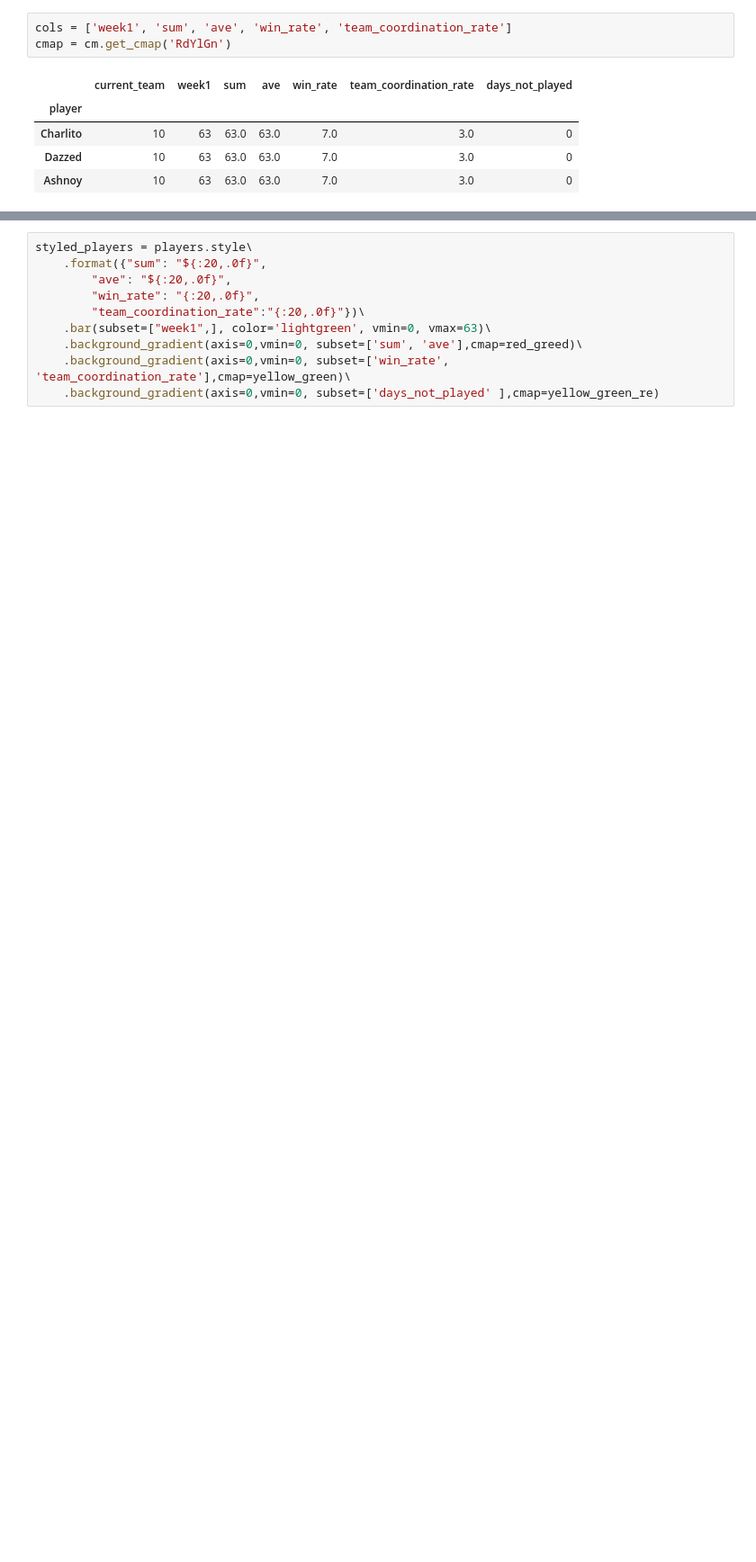
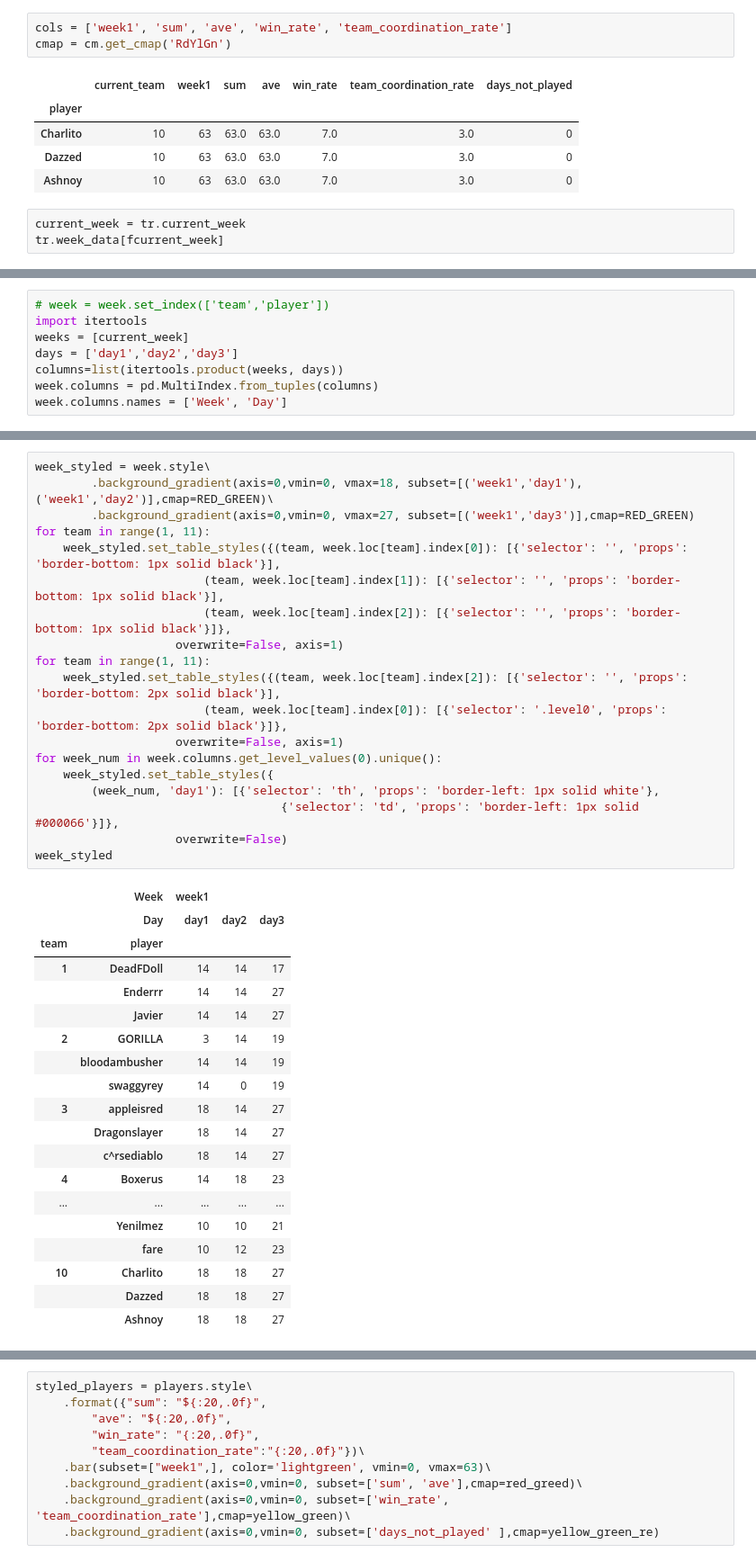
Before and after one commit to CharlieAprog/Brawlstars-EdenStats, a Jupyter notebook: notebooks/dataset_visualisation.ipynb, the cells around one changed output, grey strips where cells are left out. Shown: that part at 90% size. Saved outputs shown, nothing was run; the diff lists cells and outputs as text; blank space fills up the shorter version.

```diff
--- a/notebooks/dataset_visualisation.ipynb
+++ b/notebooks/dataset_visualisation.ipynb
@@ -19,3 +23,6 @@ cmap = cm.get_cmap('RdYlGn')
 | Charlito | 10 | 63 | 63.0 | 63.0 | 7.0 | 3.0 | 0 |
 | Dazzed | 10 | 63 | 63.0 | 63.0 | 7.0 | 3.0 | 0 |
 | Ashnoy | 10 | 63 | 63.0 | 63.0 | 7.0 | 3.0 | 0 |
+# %%
+current_week = tr.current_week
+tr.week_data[fcurrent_week]
@@ -21,0 +31,8 @@ cmap = cm.get_cmap('RdYlGn')
+# %%
+# week = week.set_index(['team','player'])
+import itertools
+weeks = [current_week]
+days = ['day1','day2','day3']
+columns=list(itertools.product(weeks, days))
+week.columns = pd.MultiIndex.from_tuples(columns)
+week.columns.names = ['Week', 'Day']
@@ -21,0 +61,39 @@ cmap = cm.get_cmap('RdYlGn')
+# %%
+week_styled = week.style\
+        .background_gradient(axis=0,vmin=0, vmax=18, subset=[('week1','day1'),('week1','day2')],cmap=RED_GREEN)\
+        .background_gradient(axis=0,vmin=0, vmax=27, subset=[('week1','day3')],cmap=RED_GREEN)
+for team in range(1, 11):
+    week_styled.set_table_styles({(team, week.loc[team].index[0]): [{'selector': '', 'props': 'border-bottom: 1px solid black'}],
+                        (team, week.loc[team].index[1]): [{'selector': '', 'props': 'border-bottom: 1px solid black'}],
+                        (team, week.loc[team].index[2]): [{'selector': '', 'props': 'border-bottom: 1px solid black'}]},
+                    overwrite=False, axis=1)
+for team in range(1, 11):
+    week_styled.set_table_styles({(team, week.loc[team].index[2]): [{'selector': '', 'props': 'border-bottom: 2px solid black'}],
+                        (team, week.loc[team].index[0]): [{'selector': '.level0', 'props': 'border-bottom: 2px solid black'}]},
+                    overwrite=False, axis=1)
+for week_num in week.columns.get_level_values(0).unique():
+    week_styled.set_table_styles({
+        (week_num, 'day1'): [{'selector': 'th', 'props': 'border-left: 1px solid white'},
+                                   {'selector': 'td', 'props': 'border-left: 1px solid #000066'}]},
+                    overwrite=False)
+week_styled
+# %% [output]
+|  | Week | week1 |  |  |
+|  | Day | day1 | day2 | day3 |
+| team | player |  |  |  |
+| 1 | DeadFDoll | 14 | 14 | 17 |
+|  | Enderrr | 14 | 14 | 27 |
+|  | Javier | 14 | 14 | 27 |
+| 2 | GORILLA | 3 | 14 | 19 |
+|  | bloodambusher | 14 | 14 | 19 |
+|  | swaggyrey | 14 | 0 | 19 |
+| 3 | appleisred | 18 | 14 | 27 |
+|  | Dragonslayer | 18 | 14 | 27 |
+|  | c^rsediablo | 18 | 14 | 27 |
+| 4 | Boxerus | 14 | 18 | 23 |
+| ... | ... | ... | ... | ... |
+|  | Yenilmez | 10 | 10 | 21 |
+|  | fare | 10 | 12 | 23 |
+| 10 | Charlito | 18 | 18 | 27 |
+|  | Dazzed | 18 | 18 | 27 |
+|  | Ashnoy | 18 | 18 | 27 |
```
Also changed, not shown: parts of 10 cells of this notebook, 15 other files.
